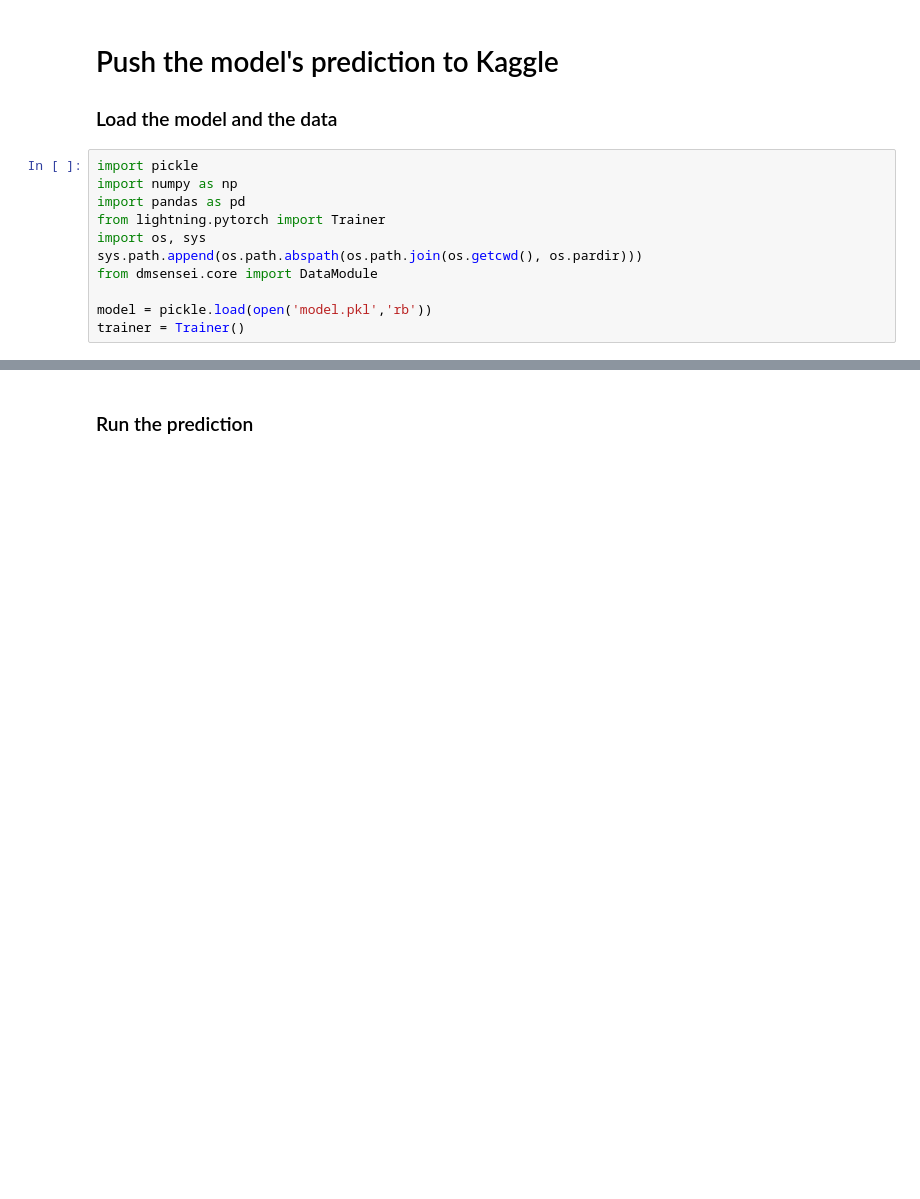
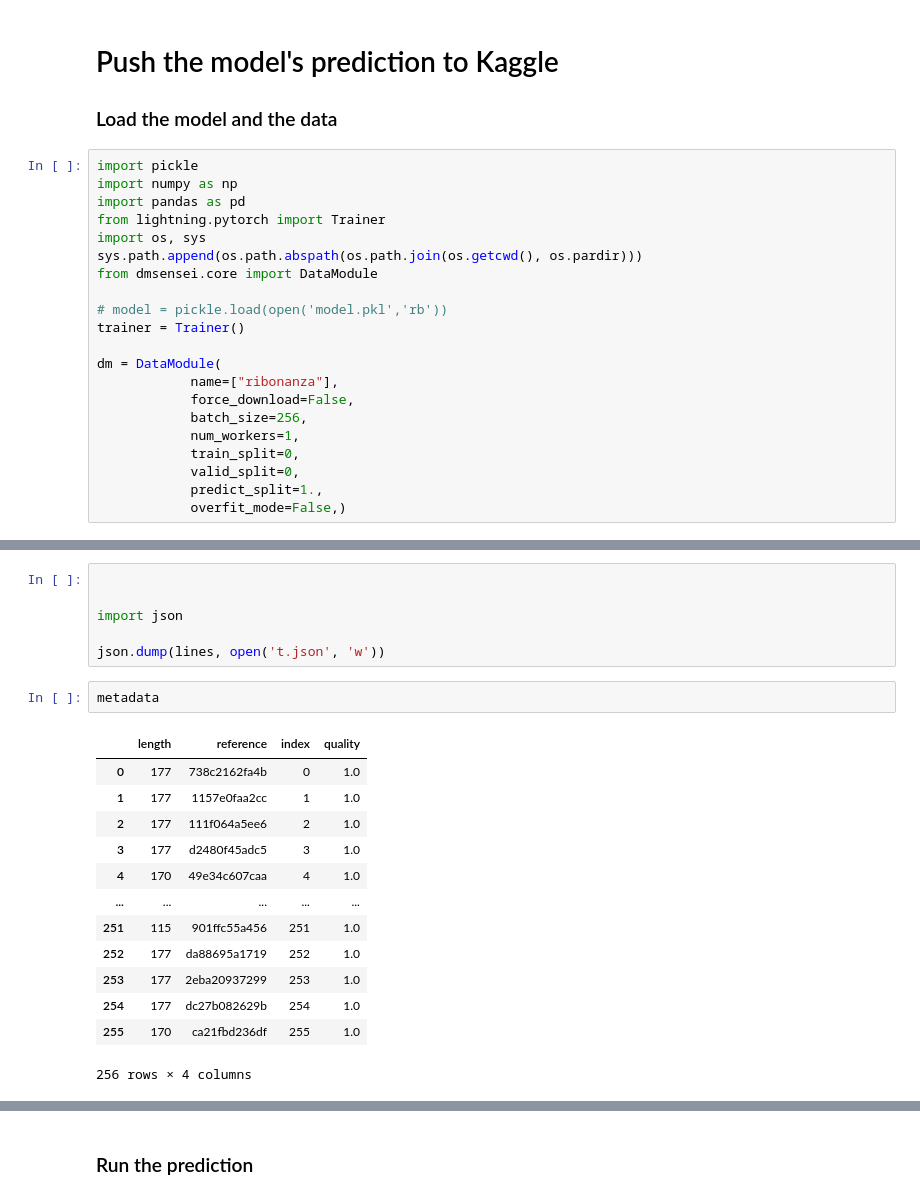
Before and after one commit to rouskinlab/eFold, a Jupyter notebook: scripts/ribonanza.ipynb, the cells around one changed output, grey strips where cells are left out. Saved outputs shown, nothing was run; the diff lists cells and outputs as text; blank space fills up the shorter version.

```diff
--- a/scripts/ribonanza.ipynb
+++ b/scripts/ribonanza.ipynb
@@ -11,5 +11,15 @@ import os, sys
 sys.path.append(os.path.abspath(os.path.join(os.getcwd(), os.pardir)))
 from dmsensei.core import DataModule
 
-model = pickle.load(open('model.pkl','rb'))
+# model = pickle.load(open('model.pkl','rb'))
 trainer = Trainer()
+
+dm = DataModule(
+            name=["ribonanza"],
+            force_download=False,
+            batch_size=256,
+            num_workers=1,
+            train_split=0,
+            valid_split=0,
+            predict_split=1.,
+            overfit_mode=False,)
@@ -15,0 +113,22 @@ trainer = Trainer()
+# %%
+
+
+import json
+
+json.dump(lines, open('t.json', 'w'))
+# %%
+metadata
+# %% [output]
+|  | length | reference | index | quality |
+| 0 | 177 | 738c2162fa4b | 0 | 1.0 |
+| 1 | 177 | 1157e0faa2cc | 1 | 1.0 |
+| 2 | 177 | 111f064a5ee6 | 2 | 1.0 |
+| 3 | 177 | d2480f45adc5 | 3 | 1.0 |
+| 4 | 170 | 49e34c607caa | 4 | 1.0 |
+| ... | ... | ... | ... | ... |
+| 251 | 115 | 901ffc55a456 | 251 | 1.0 |
+| 252 | 177 | da88695a1719 | 252 | 1.0 |
+| 253 | 177 | 2eba20937299 | 253 | 1.0 |
+| 254 | 177 | dc27b082629b | 254 | 1.0 |
+| 255 | 170 | ca21fbd236df | 255 | 1.0 |
+256 rows × 4 columns
```
Also changed, not shown: parts of 7 cells of this notebook, 26 other files.
